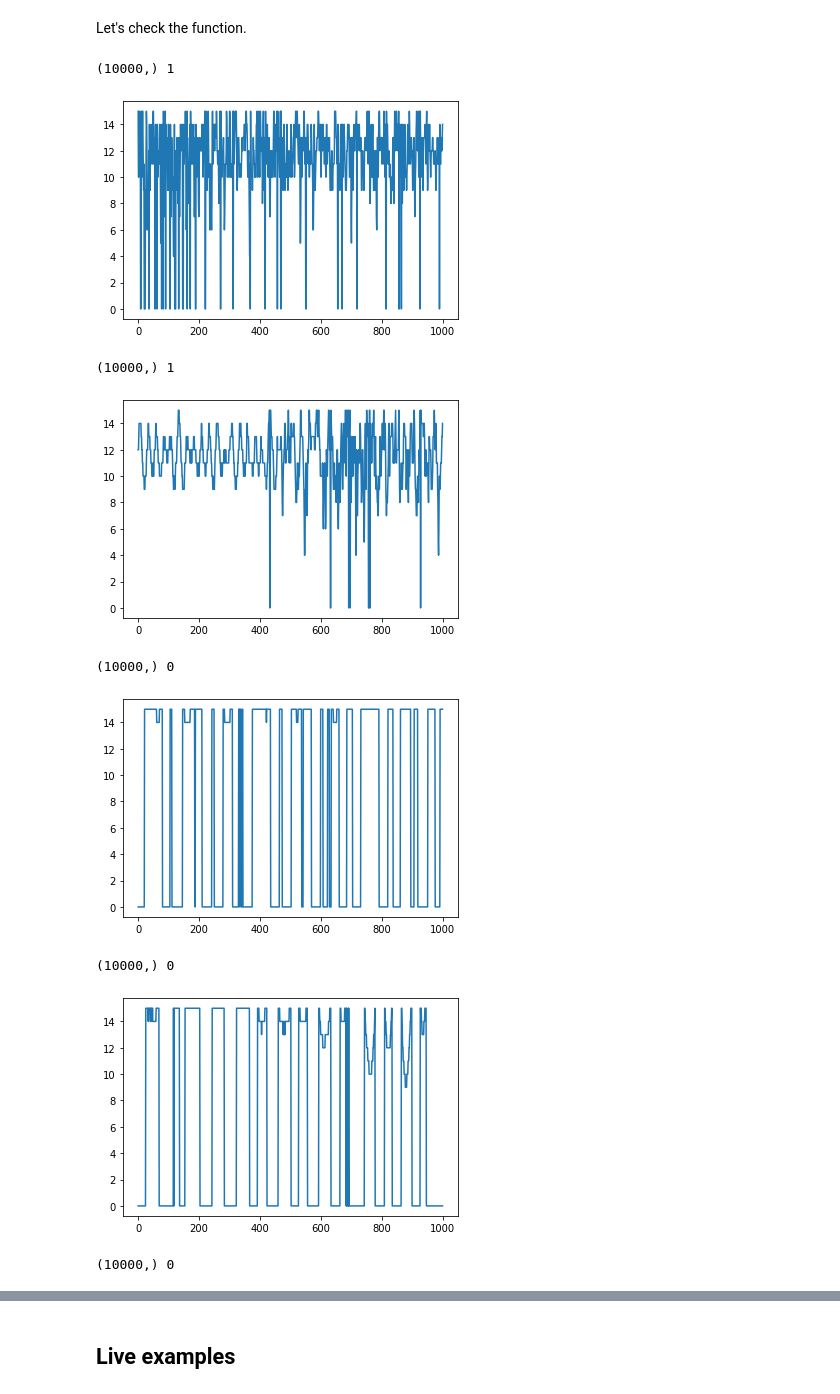
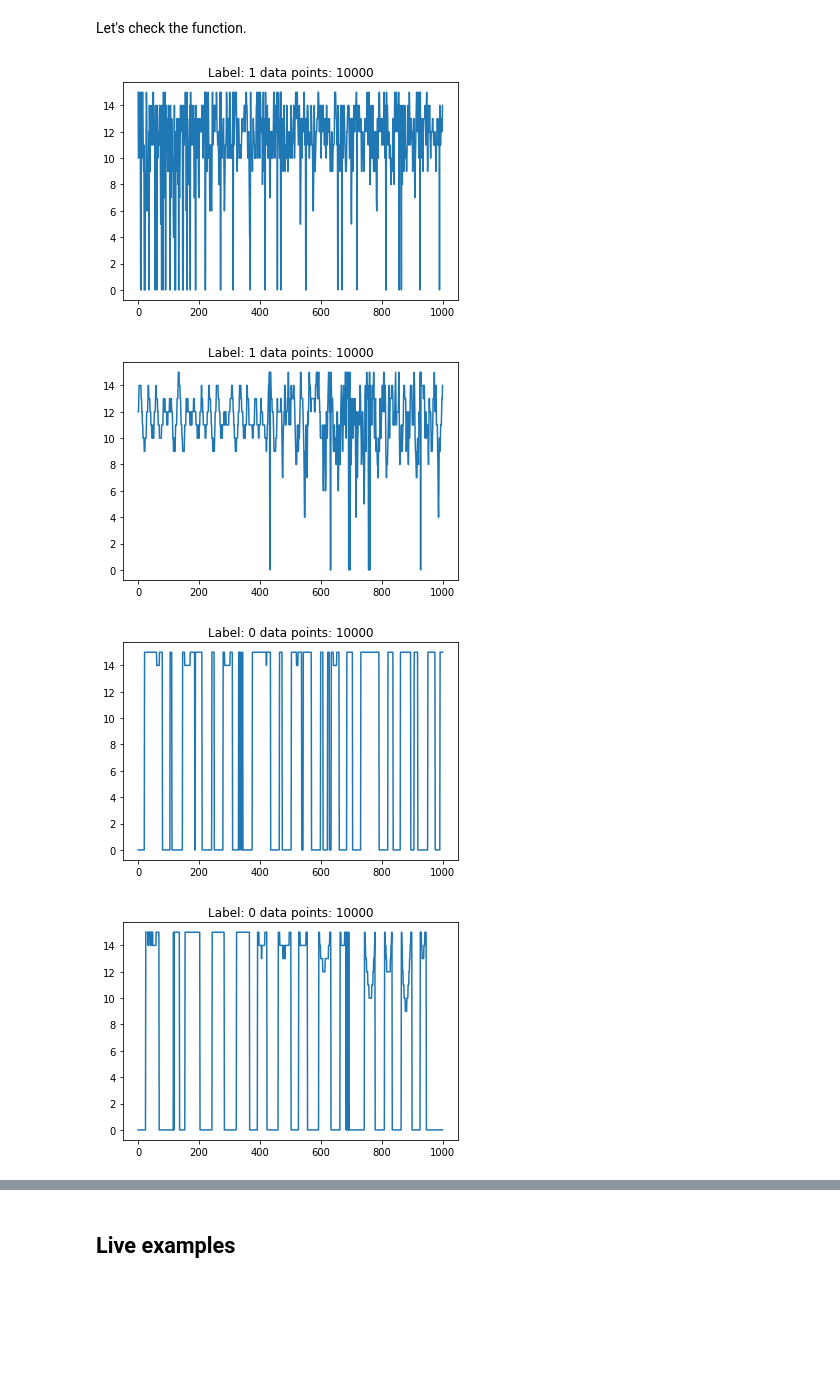
Before and after one commit to Synthaze/EpyNN, a Jupyter notebook: nnlive/author_music/prepare_dataset.ipynb, the cells around one changed output, grey strips where cells are left out. Drawn from its saved outputs; the diff is of its cells as text; code cells hidden in the pictures; blank space fills up the shorter version.

```diff
--- a/nnlive/author_music/prepare_dataset.ipynb
+++ b/nnlive/author_music/prepare_dataset.ipynb
@@ -60,0 +83,6 @@ download_music()
+# %%
+for path in os.walk('data'):
+    print(path)
+
+wav_test = os.path.join('data', 'true', 'STE-001.wav')
+print(wav_test)
@@ -111,0 +166,24 @@ def clips_music(wav_file, TIME=1, SAMPLING_RATE=10000):
+# %%
+clips = clips_music(wav_test, TIME=0.1, SAMPLING_RATE=44100)
+
+plt.plot(clips[0])
+plt.title('44100 Hz')
+plt.show()
+
+clips = clips_music(wav_test, TIME=0.1, SAMPLING_RATE=10000)
+
+plt.plot(clips[0])
+plt.title('10000 Hz')
+plt.show()
+
+clips = clips_music(wav_test, TIME=0.1, SAMPLING_RATE=1000)
+
+plt.plot(clips[0])
+plt.title('1000 Hz')
+plt.show()
+
+clips = clips_music(wav_test, TIME=0.1, SAMPLING_RATE=100)
+
+plt.plot(clips[0])
+plt.title('100 Hz')
+plt.show()
@@ -166,18 +255,12 @@ Let's check the function.
 # %%
 X_features, Y_label = prepare_dataset(N_SAMPLES=5)
 
 for features, label in zip(X_features, Y_label):
-    print(features.shape, label)
-
     plt.plot(features[:features.shape[0] // 10])
+    plt.title('Label: %s data points: %s' % (label, features.shape[0]))
     plt.show()
 # %% [output]
-(10000,) 1
-[figure, old version]
+[figure, new version]
-(10000,) 1
-[figure, old version]
+[figure, new version]
-(10000,) 0
-[figure, old version]
+[figure, new version]
-(10000,) 0
-[figure, old version]
+[figure, new version]
-(10000,) 0
```
Also changed, not shown: parts of 23 cells of this notebook, 5 other files.
